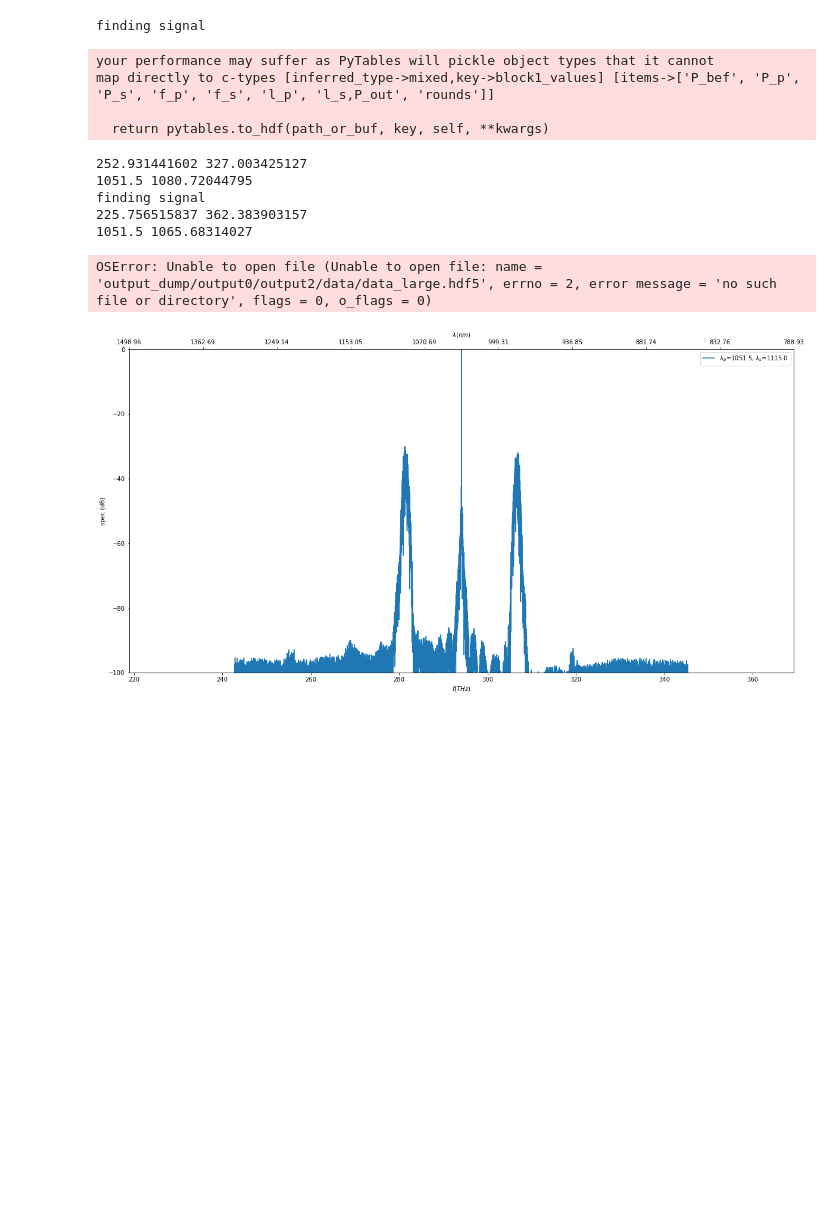
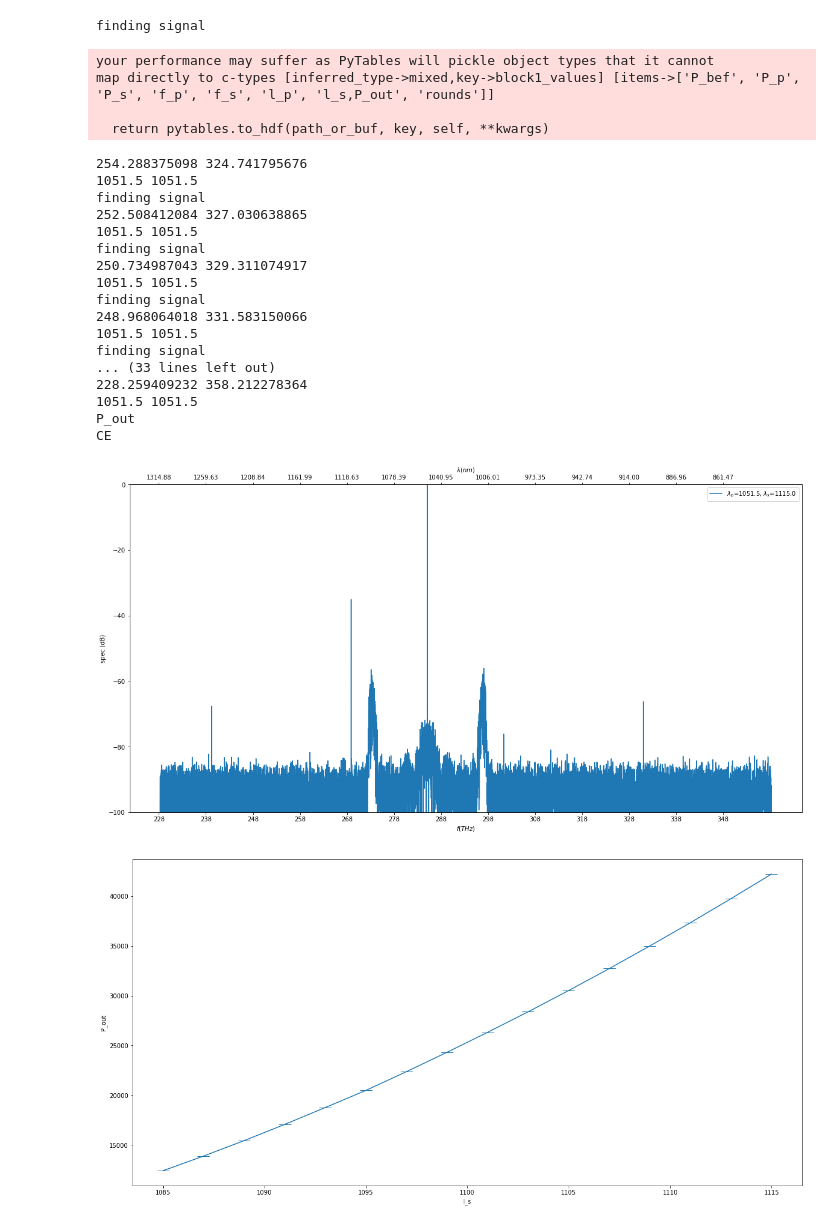
Before and after one commit to ibegleris/w-fopo, a Jupyter notebook: Conversion_efficiency_post_proc.ipynb, the cells around one changed output. Saved outputs shown, nothing was run; the diff lists cells and outputs as text; code cells hidden in the pictures; blank space fills up the shorter version.

```diff
--- a/Conversion_efficiency_post_proc.ipynb
+++ b/Conversion_efficiency_post_proc.ipynb
@@ -313,18 +318,22 @@ def final_1D_spec(ii,specs):
     ax1.set_xlabel(r'$f (THz)$')
     ax1.set_ylabel(r'spec (dB)')
     #ax1.set_xticks(np.arange(min(specs.fv), max(specs.fv)+1, 10))
-    ax1.set_ylim(260,320)
+    #ax1.set_ylim(260,320)
+    #print(round(min(specs.fv)),round(max(specs.fv)))
+    #sys.exit()
+    ax1.set_xticks(np.arange(round(min(specs.fv)),round(max(specs.fv)),10))
     new_tick_locations = ax1.get_xticks()
 
     def tick_function(X):
         l = 1e-3*c/X
         return ["%.2f" % z for z in l]
+
     ax1.set_ylim(-100,0)
     ax2.set_xlim(ax1.get_xlim())
     ax2.set_xticks(new_tick_locations)
     ax2.set_xticklabels(tick_function(new_tick_locations))
     ax2.set_xlabel(r"$\lambda (nm)$")
-    #plt.show()
+    #plt.ylim(260,320)
     ax1.legend()
     plt.savefig(filename+str(ii)+'.png', bbox_inches = 'tight')
     #plt.show()
@@ -343,41 +352,53 @@ for ii in range(1):
     lami_vec = []
     lamp_vec = []
     specs_large = []
-    for i in range(3):
+    for i in range(16):
         CE = Conversion_efficiency(1,possition = '2', filename = 'data_large',filepath = which+'/output'+str(i)+'/data/')
         fmin,fmax,rounds  = 310,330,None#np.min(CE.fv),np.max(CE.fv),None
         fmin,fmax,rounds = None, None, None
         fmin,fmax,rounds = np.min(CE.fv),np.max(CE.fv), None
 
         #(np.min(CE.fv)+np.max(CE.fv))/2 +10
         lami_vec.append(CE.lami)
         specs_large.append(CE)
         lamp_vec.append(CE.lamp)
         #contor_plot(CE,fmin,fmax,rounds,filename= str(ii)+'_'+str(i))
         CE.P_out_round(filesave = str(ii)+'_'+str(i))
         CE.P_out_round_casc(filesave = str(ii)+'_'+str(i))
         #rounds = 16000
         contor_plot(CE,fmin,fmax,rounds,filename= str(ii)+'_'+str(i))
         final_1D_spec(i,CE)
         print(1e-3*c/CE.f_p, CE.lami)
     var1, var2 = 'P_bef', 'P_out'
     os.system('mkdir output_final/'+ii)
     for var1,var2 in (('l_s', 'P_out'), ('l_s', 'CE')):
         print(var2)
         CE.plot_CE(var1, var2,filesave = 'output_final/'+ii+'/'+var2+str(ii))
 
     os.system('mv *png output_final/'+ii)
     os.system('mv *pickle output_final/'+ii)
 # %% [output]
 finding signal
 your performance may suffer as PyTables will pickle object types that it cannot
 map directly to c-types [inferred_type->mixed,key->block1_values] [items->['P_bef', 'P_p', 'P_s', 'f_p', 'f_s', 'l_p', 'l_s,P_out', 'rounds']]
 
   return pytables.to_hdf(path_or_buf, key, self, **kwargs)
-252.931441602 327.003425127
-1051.5 1080.72044795
+254.288375098 324.741795676
+1051.5 1051.5
 finding signal
-225.756515837 362.383903157
-1051.5 1065.68314027
+252.508412084 327.030638865
+1051.5 1051.5
+finding signal
+250.734987043 329.311074917
+1051.5 1051.5
+finding signal
+248.968064018 331.583150066
+1051.5 1051.5
+finding signal
+... (33 lines left out)
+228.259409232 358.212278364
+1051.5 1051.5
+P_out
+CE
-OSError: Unable to open file (Unable to open file: name = 'output_dump/output0/output2/data/data_large.hdf5', errno = 2, error message = 'no such file or directory', flags = 0, o_flags = 0)
-[figure, old version]
+[figure, new version]
+[figure, added]
```
Also changed, not shown: parts of 15 cells of this notebook, 8 other files.
